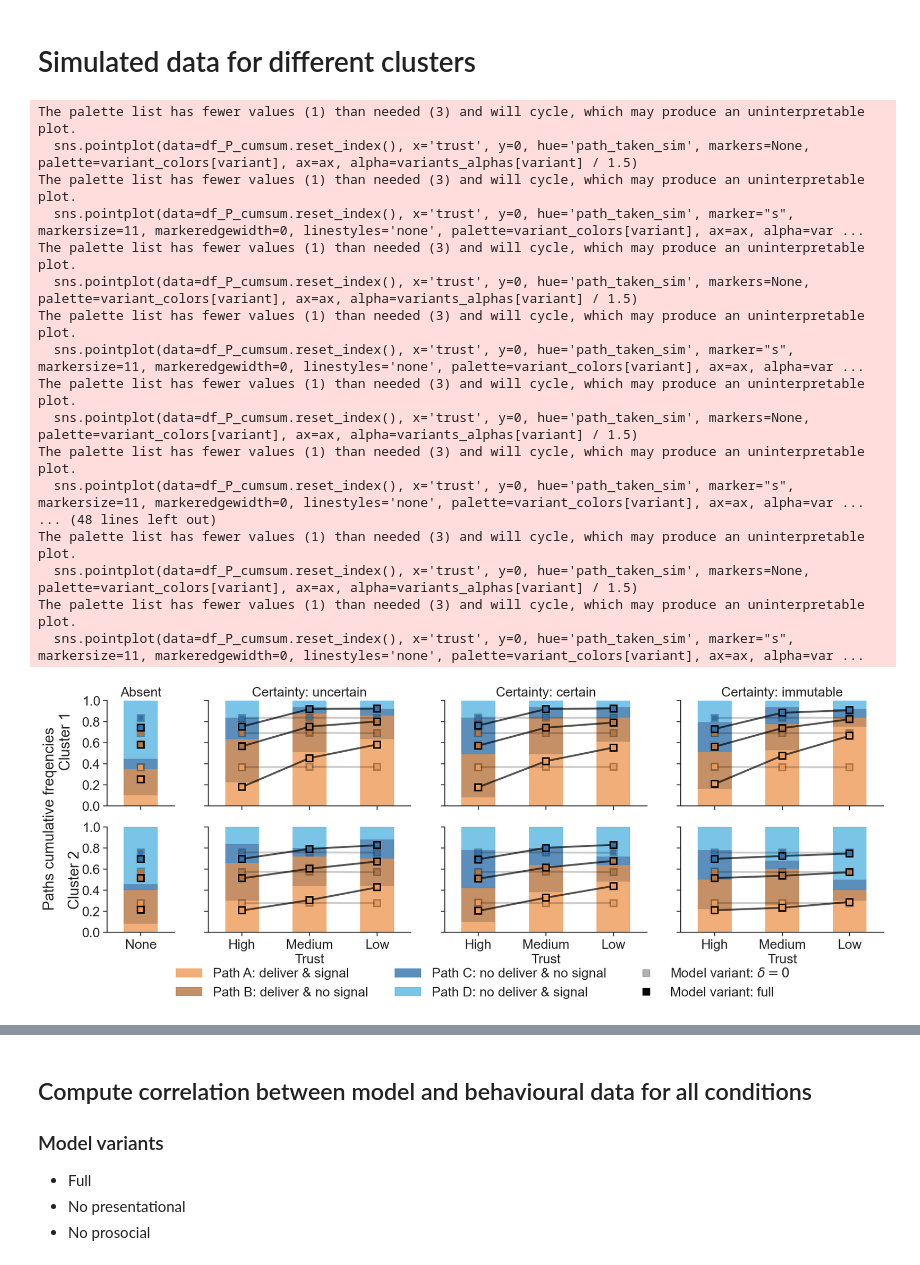
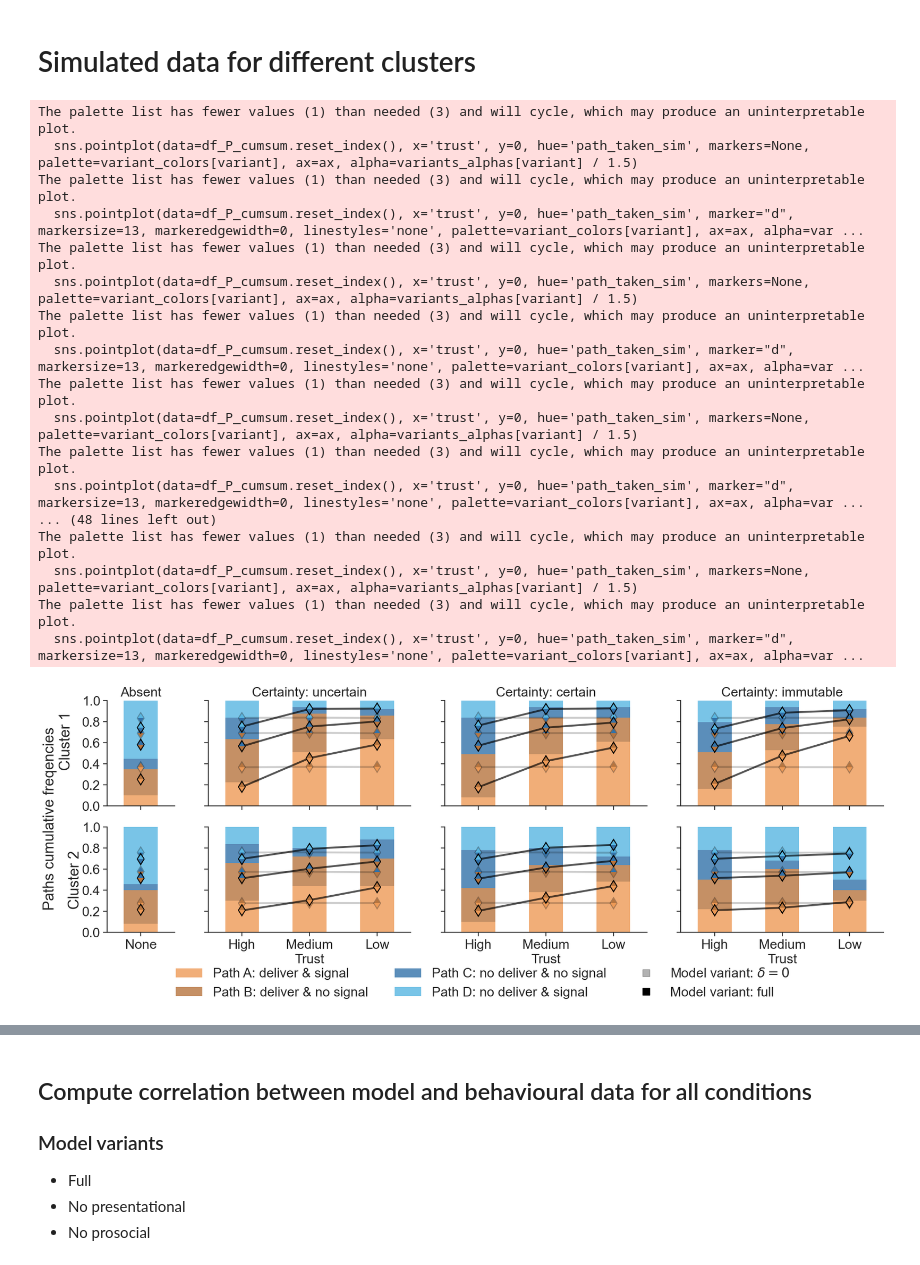
Before and after one commit to Vbtesh/taking_others_for_granted, a Jupyter notebook: stan_model_results.ipynb, the cells around one changed output, grey strips where cells are left out. Saved outputs shown, nothing was run; the diff lists cells and outputs as text; code cells hidden in the pictures.

```diff
--- a/stan_model_results.ipynb
+++ b/stan_model_results.ipynb
@@ -115,6 +115,12 @@ paths_colors = {
     'C': np.array([50, 114, 169])/255,
     'D': np.array([88, 182, 225])/255,
 }
+
+paths_colors_next = {
+    'A': np.array([183, 117, 63])/255,
+    'B': np.array([50, 114, 169])/255,
+    'C': np.array([88, 182, 225])/255,
+}
 # %% [output]
 A value is trying to be set on a copy of a slice from a DataFrame.
 Try using .loc[row_indexer,col_indexer] = value instead
@@ -163,7 +169,7 @@ variants = [
     'nodelta',
     'full',
     #'onlyalpha',
-    'nobeta'
+    #'nobeta'
     #'fullexp',
     #'nobetaexp',
     #'nodeltaexp'
@@ -188,11 +194,13 @@ for variant in variants:
     #df_Ys_nobeta = pd.read_csv(f'stan_files/tom_model_basic_{variant}_y_nobeta_sim.csv')
     #variants_df_Ys_nobeta[variant] = df_Ys_nobeta
 
-    # Load Stan fit object
-    with open(f'stan_files/tom_model_basic_{variant}_fit.pkl', 'rb') as f:
-        fit = pickle.load(f)
-
-    variants_fit[variant] = fit
+    # if 'stan_files/tom_model_basic_{variant}_fit.pkl' exists then load it
+    if os.path.exists(f'stan_files/tom_model_basic_{variant}_fit.pkl'):
+        with open(f'stan_files/tom_model_basic_{variant}_fit.pkl', 'rb') as f:
+            fit = pickle.load(f)
+        variants_fit[variant] = fit
+    else:
+        variants_fit[variant] = None
 # %% [markdown]
 ## Run cluster analysis to rerun mixed effect models
 # %%
@@ -280,7 +288,7 @@ fontsize = 17
 
 ax = axes[0]
 df_long_K = df_long.copy()
-df_long_K['path_idx'] = 5 - df_long_K['path_early']
+df_long_K['path_early'] = df_long_K['path_length']
 df_long_K['trust_cond'] = pd.Categorical(df_long_K['trust_cond'], categories=['high', 'medium', 'low'], ordered=True)
 df_long_K['certainty'] = pd.Categorical(df_long_K['certainty'], categories=['uncertain', 'certain', 'immutable'], ordered=True)
 sns.pointplot(data=df_long_K, x='trust_cond', y='path_early', hue='certainty', dodge=.4, ax=ax, markers=['o', 's', 'D'], linestyles=['-', '--', '-.'], color='black', alpha=.9)
@@ -315,7 +323,7 @@ ax.set_title(f'A. Path taken', fontsize=fontsize)
 # Probability of delivering the item
 ax = axes[1]
 df_long_K = df_long.copy()
-df_long_K['path_idx'] = 5 - df_long_K['path_early']
+df_long_K['path_early'] = 5 - df_long_K['path_length']
 df_long_K['trust_cond'] = pd.Categorical(df_long_K['trust_cond'], categories=['high', 'medium', 'low'], ordered=True)
 df_long_K['certainty'] = pd.Categorical(df_long_K['certainty'], categories=['uncertain', 'certain', 'immutable'], ordered=True)
 sns.pointplot(data=df_long_K, x='trust_cond', y='delivered', hue='certainty', dodge=.4, ax=ax, markers=['o', 's', 'D'], linestyles=['-', '--', '-.'], color='black', alpha=.9)
@@ -354,7 +362,7 @@ for k in range(2):
     ax = axes[k]
 
     df_long_K = df_long[(df['cluster'] == k)]
-    df_long_K['path_idx'] = 5 - df_long_K['path_early']
+    df_long_K['path_early'] = df_long_K['path_length']
     df_long_K['trust_cond'] = pd.Categorical(df_long_K['trust_cond'], categories=['high', 'medium', 'low'], ordered=True)
     df_long_K['certainty'] = pd.Categorical(df_long_K['certainty'], categories=['uncertain', 'certain', 'immutable'], ordered=True)
     sns.pointplot(data=df_long_K, x='trust_cond', y='path_early', hue='certainty', dodge=.4, ax=ax, markers=['o', 's', 'D'], linestyles=['-', '--', '-.'], color='black', alpha=.9)
@@ -888,9 +896,9 @@ for i, part_cluster in enumerate([part_cluster_0, part_cluster_1]):
         line_styles = {'marker': 'o', 'linestyle': 'none', 'scale': 1, 'linewidth': 0.5}
 
         sns.pointplot(data=df_P_cumsum.reset_index(), x='trust', y=0, hue='path_taken_sim', markers=None, palette=variant_colors[variant], ax=ax, alpha=variants_alphas[variant] / 1.5)
-        sns.pointplot(data=df_P_cumsum.reset_index(), x='trust', y=0, hue='path_taken_sim', marker="s", markersize=11, markeredgewidth=0, linestyles='none', palette=variant_colors[variant], ax=ax, alpha=variants_alphas[variant])
-        sns.pointplot(data=df_P_cumsum.reset_index(), x='trust', y=0, hue='path_taken_sim', marker="s", markersize=7, markeredgewidth=0, linestyles='none', palette=paths_colors, ax=ax, alpha=1)
-
+        sns.pointplot(data=df_P_cumsum.reset_index(), x='trust', y=0, hue='path_taken_sim', marker="d", markersize=13, markeredgewidth=0, linestyles='none', palette=variant_colors[variant], ax=ax, alpha=variants_alphas[variant])
+        sns.pointplot(data=df_P_cumsum.reset_index(), x='trust', y=0, hue='path_taken_sim', marker=11, markersize=9, markeredgewidth=0, linestyles='none', palette=paths_colors, ax=ax, alpha=1)
+        sns.pointplot(data=df_P_cumsum.reset_index(), x='trust', y=0, hue='path_taken_sim', marker=10, markersize=9, markeredgewidth=0, linestyles='none', palette=paths_colors_next, ax=ax, alpha=1
 
 
     # Manually change the lin
@@ -940,8 +948,9 @@ for i, part_cluster in enumerate([part_cluster_0, part_cluster_1]):
             line_styles = {'marker': 'o', 'linestyle': 'none', 'scale': 1, 'linewidth': 0.5}
 
             sns.pointplot(data=df_P_cumsum.reset_index(), x='trust', y=0, hue='path_taken_sim', markers=None, palette=variant_colors[variant], ax=ax, alpha=variants_alphas[variant] / 1.5)
-            sns.pointplot(data=df_P_cumsum.reset_index(), x='trust', y=0, hue='path_taken_sim', marker="s", markersize=11, markeredgewidth=0, linestyles='none', palette=variant_colors[variant], ax=ax, alpha=variants_alphas[variant])
-            sns.pointplot(data=df_P_cumsum.reset_index(), x='trust', y=0, hue='path_taken_sim', marker="s", markersize=7, markeredgewidth=0, linestyles='none', palette=paths_colors, ax=ax, alpha=1)
+            sns.pointplot(data=df_P_cumsum.reset_index(), x='trust', y=0, hue='path_taken_sim', marker="d", markersize=13, markeredgewidth=0, linestyles='none', palette=variant_colors[variant], ax=ax, alpha=variants_alphas[variant])
+            sns.pointplot(data=df_P_cumsum.reset_index(), x='trust', y=0, hue='path_taken_sim', marker=11, markersize=9, markeredgewidth=0, linestyles='none', palette=paths_colors, ax=ax, alpha=1)
+            sns.pointplot(data=df_P_cumsum.reset_index(), x='trust', y=0, hue='path_taken_sim', marker=10, markersize=9, markeredgewidth=0, linestyles='none', palette=paths_colors_next, ax=ax, alpha=1)
 
         # Manually change the lin
         ax.set_ylim(0, 1)
@@ -990,35 +999,35 @@ for path in part_labels:
         label = 'Path C: no deliver & no signal'
     elif path == 'D':
         label = 'Path D: no deliver & signal'
     path_labels_detailed.append(label)
 labels = path_labels_detailed + model_labels
 
 
 
 fig.legend(handles, labels, loc='lower center', ncol=3, bbox_to_anchor=(0.5, -.15), fontsize=fontsize, frameon=False)
 sns.despine()
 
 plt.subplots_adjust(hspace=0.2)
 
 #plt.tight_layout()
 
 plt.savefig('figures/paths_cumulative.pdf', dpi=500, bbox_inches='tight')
 # %% [output]
 The palette list has fewer values (1) than needed (3) and will cycle, which may produce an uninterpretable plot.
   sns.pointplot(data=df_P_cumsum.reset_index(), x='trust', y=0, hue='path_taken_sim', markers=None, palette=variant_colors[variant], ax=ax, alpha=variants_alphas[variant] / 1.5)
 The palette list has fewer values (1) than needed (3) and will cycle, which may produce an uninterpretable plot.
-  sns.pointplot(data=df_P_cumsum.reset_index(), x='trust', y=0, hue='path_taken_sim', marker="s", markersize=11, markeredgewidth=0, linestyles='none', palette=variant_colors[variant], ax=ax, alpha=var ...
+  sns.pointplot(data=df_P_cumsum.reset_index(), x='trust', y=0, hue='path_taken_sim', marker="d", markersize=13, markeredgewidth=0, linestyles='none', palette=variant_colors[variant], ax=ax, alpha=var ...
 The palette list has fewer values (1) than needed (3) and will cycle, which may produce an uninterpretable plot.
   sns.pointplot(data=df_P_cumsum.reset_index(), x='trust', y=0, hue='path_taken_sim', markers=None, palette=variant_colors[variant], ax=ax, alpha=variants_alphas[variant] / 1.5)
 The palette list has fewer values (1) than needed (3) and will cycle, which may produce an uninterpretable plot.
-  sns.pointplot(data=df_P_cumsum.reset_index(), x='trust', y=0, hue='path_taken_sim', marker="s", markersize=11, markeredgewidth=0, linestyles='none', palette=variant_colors[variant], ax=ax, alpha=var ...
+  sns.pointplot(data=df_P_cumsum.reset_index(), x='trust', y=0, hue='path_taken_sim', marker="d", markersize=13, markeredgewidth=0, linestyles='none', palette=variant_colors[variant], ax=ax, alpha=var ...
 The palette list has fewer values (1) than needed (3) and will cycle, which may produce an uninterpretable plot.
   sns.pointplot(data=df_P_cumsum.reset_index(), x='trust', y=0, hue='path_taken_sim', markers=None, palette=variant_colors[variant], ax=ax, alpha=variants_alphas[variant] / 1.5)
 The palette list has fewer values (1) than needed (3) and will cycle, which may produce an uninterpretable plot.
-  sns.pointplot(data=df_P_cumsum.reset_index(), x='trust', y=0, hue='path_taken_sim', marker="s", markersize=11, markeredgewidth=0, linestyles='none', palette=variant_colors[variant], ax=ax, alpha=var ...
+  sns.pointplot(data=df_P_cumsum.reset_index(), x='trust', y=0, hue='path_taken_sim', marker="d", markersize=13, markeredgewidth=0, linestyles='none', palette=variant_colors[variant], ax=ax, alpha=var ...
 ... (48 lines left out)
 The palette list has fewer values (1) than needed (3) and will cycle, which may produce an uninterpretable plot.
   sns.pointplot(data=df_P_cumsum.reset_index(), x='trust', y=0, hue='path_taken_sim', markers=None, palette=variant_colors[variant], ax=ax, alpha=variants_alphas[variant] / 1.5)
 The palette list has fewer values (1) than needed (3) and will cycle, which may produce an uninterpretable plot.
-  sns.pointplot(data=df_P_cumsum.reset_index(), x='trust', y=0, hue='path_taken_sim', marker="s", markersize=11, markeredgewidth=0, linestyles='none', palette=variant_colors[variant], ax=ax, alpha=var ...
+  sns.pointplot(data=df_P_cumsum.reset_index(), x='trust', y=0, hue='path_taken_sim', marker="d", markersize=13, markeredgewidth=0, linestyles='none', palette=variant_colors[variant], ax=ax, alpha=var ...
-[figure, old version]
+[figure, new version]
```
Also changed, not shown: parts of 10 cells of this notebook, 7 other files.
